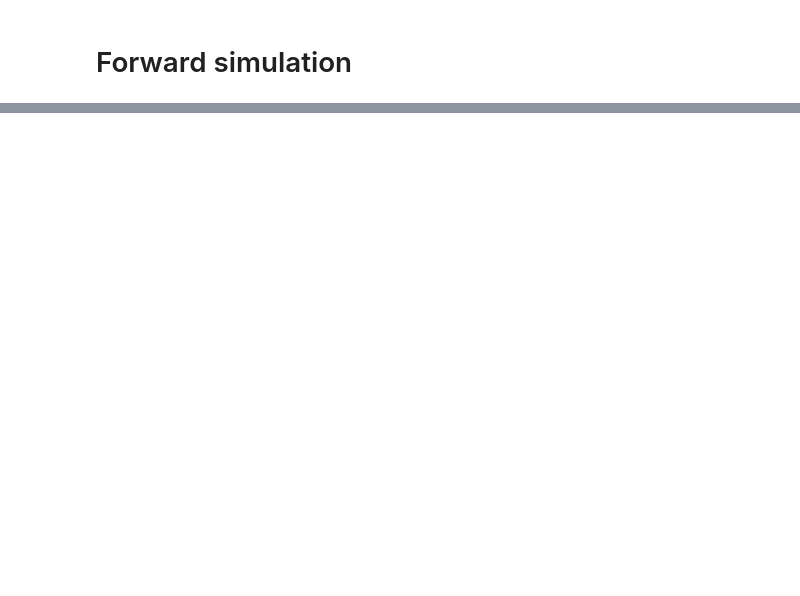
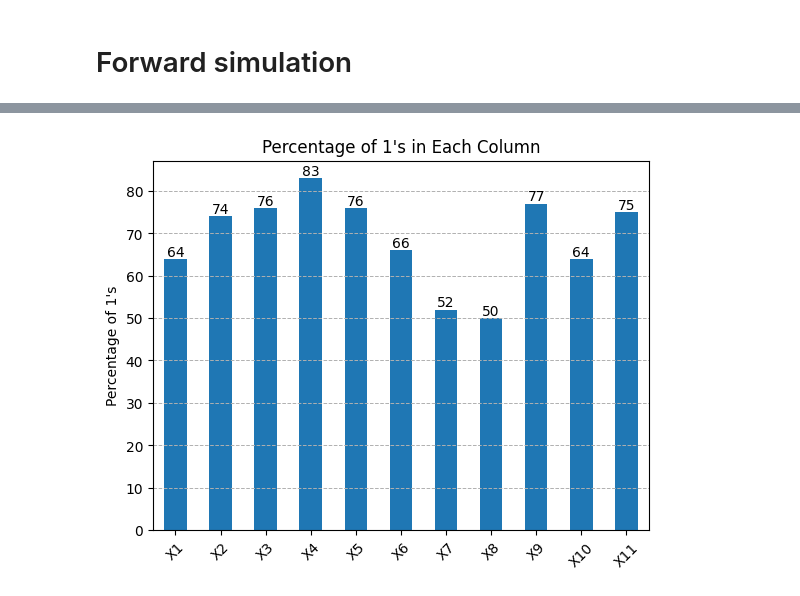
Before and after one commit to AblaZe42/MODCOM_PROJECT, a Jupyter notebook: alex.ipynb, the cells around one changed output, grey strips where cells are left out. Drawn from its saved outputs; the diff is of its cells as text; code cells hidden in the pictures; blank space fills up the shorter version.

```diff
--- a/alex.ipynb
+++ b/alex.ipynb
@@ -124,0 +58,23 @@ print(query_result_X10, '\n\n', query_result_X11)
+# %%
+# condition = (df_x1[8] == 1).values
+# print(condition)
+def get_parrents(df : pd.DataFrame) -> list:
+    return [col for col in df.columns if not str(col).startswith('prob')]
+
+# df -> The conditional probability table
+# state -> The state of the parents true/false
+# returns -> The probability of the state
+    # It's important that the state is given in the same order  as the columns of the dataframe.
+def return_probability(df : pd.DataFrame, state : list) -> int:
+    #Index of all columns that are not the probability
+    parents = [col for col in df.columns if not str(col).startswith('prob')]
+    # print(parents)
+    # Table where the row
+    condition = (df[parents] == state).all(axis=1)
+    # Get the probability of the condition
+    matching_probabilities = df.loc[condition, 'prob'] # returns the row where the condition is true
+    matching_probabilities = matching_probabilities.values # single value list
+
+    return matching_probabilities[0]
+
+print(return_probability(df_x1, [0,0]))
@@ -124,0 +149,22 @@ print(query_result_X10, '\n\n', query_result_X11)
+# %%
+def forward(alpha, n):
+    lst = []
+    for elm in range(0, n):
+        lst.append(simulate_binomial(nodes))
+    df=pd.DataFrame(lst,columns=['X1','X2','X3','X4','X5','X6','X7','X8','X9','X10','X11'])
+    return(df)
+
+# Calculate the percentage of 1's for each column
+percentages = forward(0.5, 100).mean() * 100  # mean() calculates the proportion of 1s, multiplying by 100 gives the percentage
+
+# Plotting
+fig, ax = plt.subplots()
+percentages.plot(kind='bar', ax=ax)
+ax.bar_label(ax.containers[0])
+ax.set_ylabel('Percentage of 1\'s')
+ax.set_title('Percentage of 1\'s in Each Column')
+plt.xticks(rotation=45)  # Rotate labels to make them readable
+plt.grid(axis='y', linestyle='--', linewidth=0.7)  # Add gridlines for better readability
+plt.show()
+# %% [output]
+[figure, added]
```
Also changed, not shown: parts of 15 cells of this notebook.
